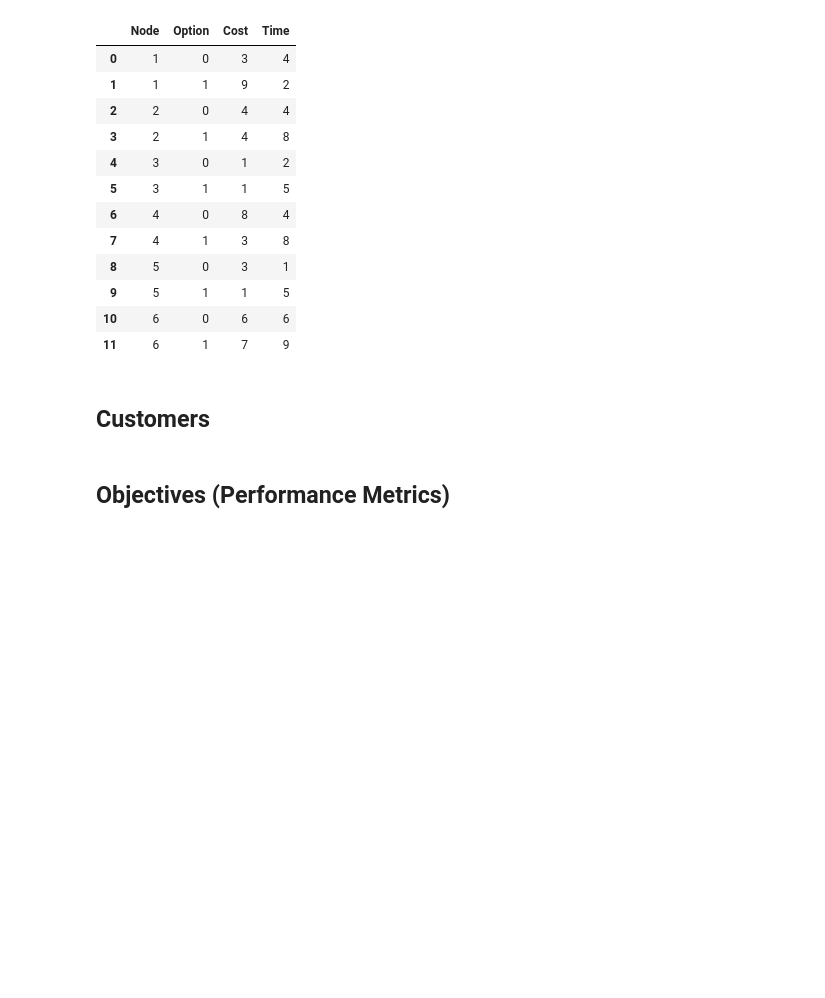
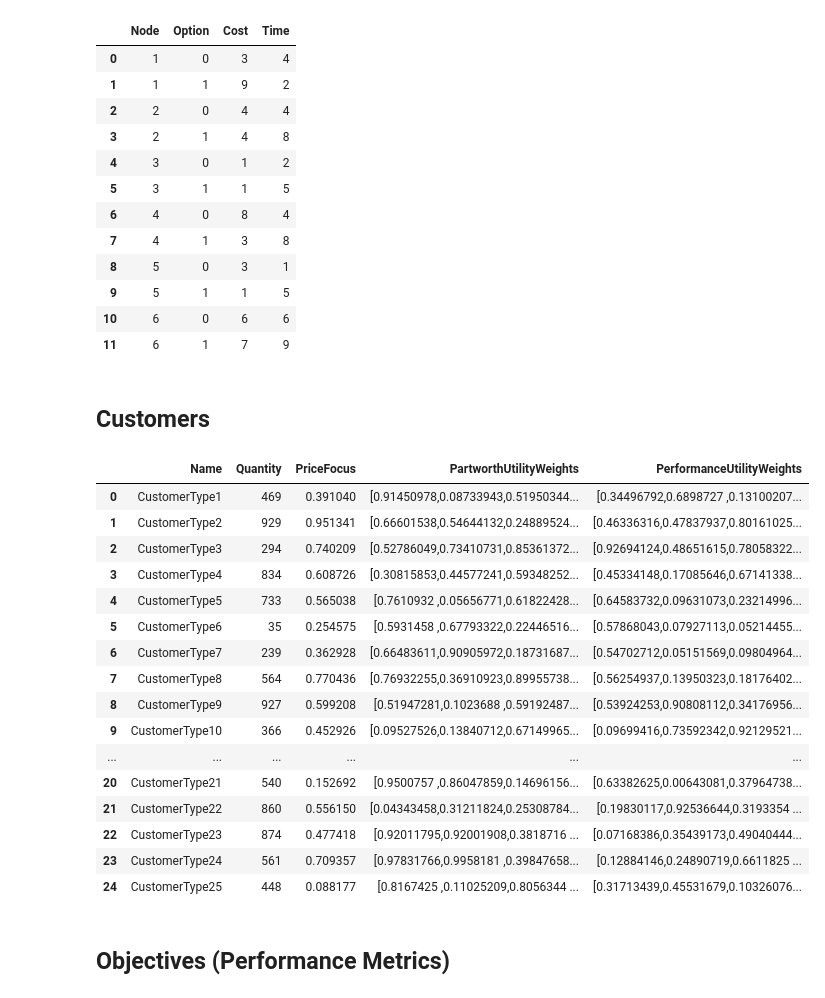
Before and after one commit to hmedal/sae-dsc-hmedal, a Jupyter notebook: examples/PD-SC-Opt-v2.ipynb, the cells around one changed output. Saved outputs shown, nothing was run; the diff lists cells and outputs as text; code cells hidden in the pictures; blank space fills up the shorter version.

```diff
--- a/examples/PD-SC-Opt-v2.ipynb
+++ b/examples/PD-SC-Opt-v2.ipynb
@@ -79,7 +84,26 @@ df
 # %%
 customerTypes = list(range(2))
 meanDemandForCustomerType = {c : np.random.randint(1, 20) for c in customerTypes}
 stDevDemandForCustomerType = {c : 3 for c in customerTypes}
+saedfsc.customers
+# %% [output]
+|  | Name | Quantity | PriceFocus | PartworthUtilityWeights | PerformanceUtilityWeights |
+| 0 | CustomerType1 | 469 | 0.391040 | [0.91450978,0.08733943,0.51950344... | [0.34496792,0.6898727 ,0.13100207... |
+| 1 | CustomerType2 | 929 | 0.951341 | [0.66601538,0.54644132,0.24889524... | [0.46336316,0.47837937,0.80161025... |
+| 2 | CustomerType3 | 294 | 0.740209 | [0.52786049,0.73410731,0.85361372... | [0.92694124,0.48651615,0.78058322... |
+| 3 | CustomerType4 | 834 | 0.608726 | [0.30815853,0.44577241,0.59348252... | [0.45334148,0.17085646,0.67141338... |
+| 4 | CustomerType5 | 733 | 0.565038 | [0.7610932 ,0.05656771,0.61822428... | [0.64583732,0.09631073,0.23214996... |
+| 5 | CustomerType6 | 35 | 0.254575 | [0.5931458 ,0.67793322,0.22446516... | [0.57868043,0.07927113,0.05214455... |
+| 6 | CustomerType7 | 239 | 0.362928 | [0.66483611,0.90905972,0.18731687... | [0.54702712,0.05151569,0.09804964... |
+| 7 | CustomerType8 | 564 | 0.770436 | [0.76932255,0.36910923,0.89955738... | [0.56254937,0.13950323,0.18176402... |
+| 8 | CustomerType9 | 927 | 0.599208 | [0.51947281,0.1023688 ,0.59192487... | [0.53924253,0.90808112,0.34176956... |
+| 9 | CustomerType10 | 366 | 0.452926 | [0.09527526,0.13840712,0.67149965... | [0.09699416,0.73592342,0.92129521... |
+| ... | ... | ... | ... | ... | ... |
+| 20 | CustomerType21 | 540 | 0.152692 | [0.9500757 ,0.86047859,0.14696156... | [0.63382625,0.00643081,0.37964738... |
+| 21 | CustomerType22 | 860 | 0.556150 | [0.04343458,0.31211824,0.25308784... | [0.19830117,0.92536644,0.3193354 ... |
+| 22 | CustomerType23 | 874 | 0.477418 | [0.92011795,0.92001908,0.3818716 ... | [0.07168386,0.35439173,0.49040444... |
+| 23 | CustomerType24 | 561 | 0.709357 | [0.97831766,0.9958181 ,0.39847658... | [0.12884146,0.24890719,0.6611825 ... |
+| 24 | CustomerType25 | 448 | 0.088177 | [0.8167425 ,0.11025209,0.8056344 ... | [0.31713439,0.45531679,0.10326076... |
 # %% [markdown]
 ## Objectives (Performance Metrics)
 # %%
```
Also changed, not shown: parts of 1 cell of this notebook.
